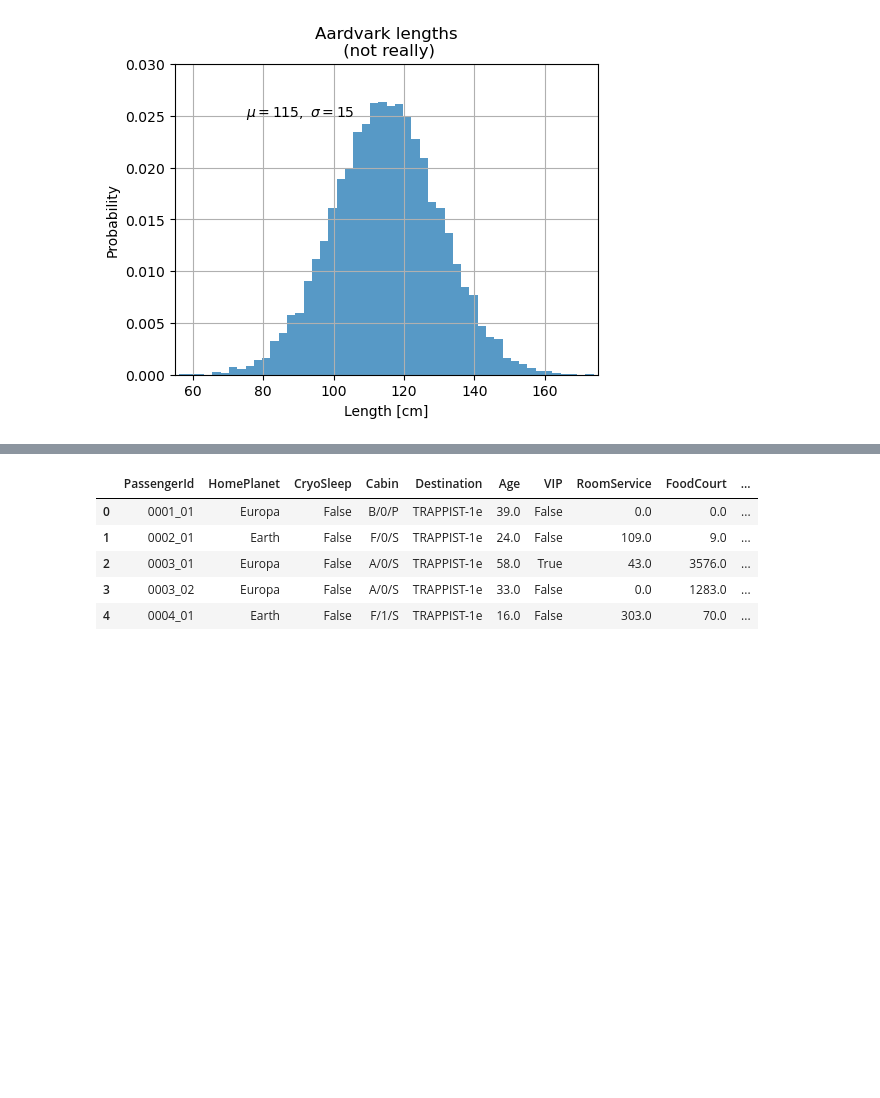
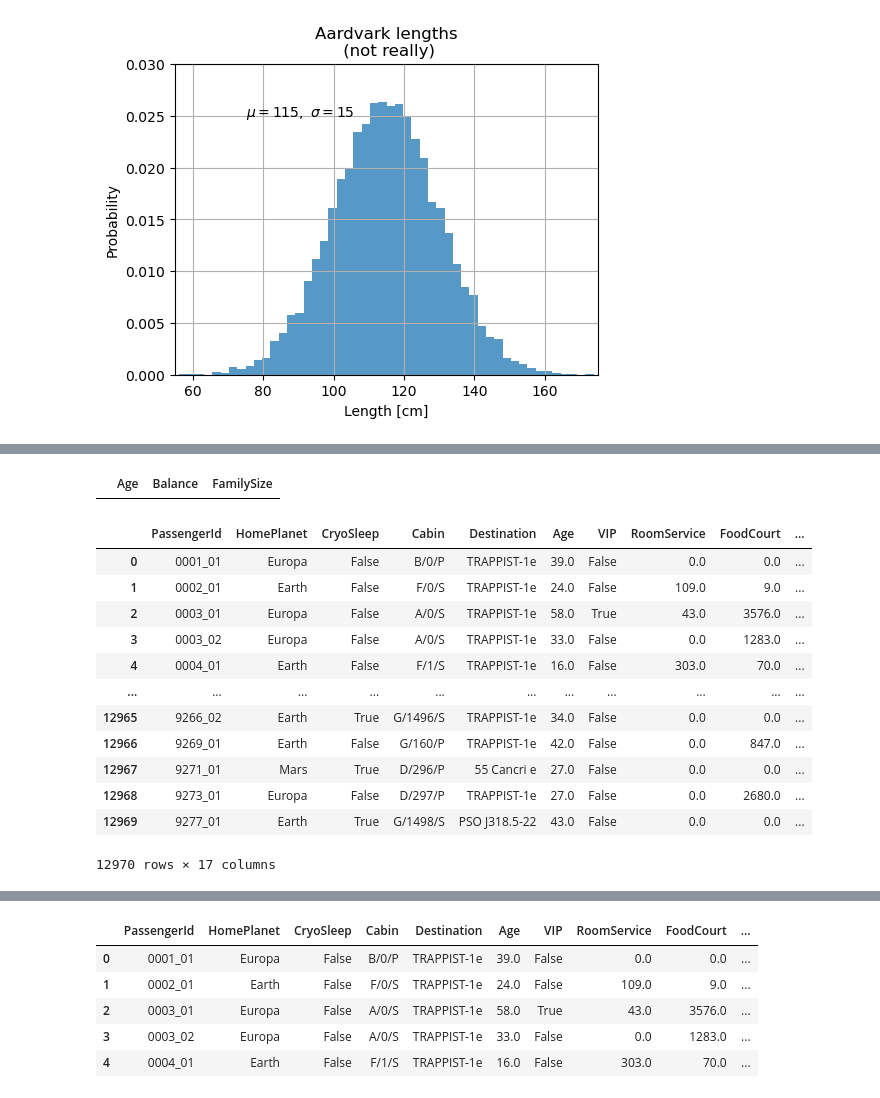
Before and after one commit to aKravtschenko/learning_ml, a Jupyter notebook: spaceship-titanic.ipynb, the cells around one changed output, grey strips where cells are left out. Saved outputs shown, nothing was run; the diff lists cells and outputs as text; code cells hidden in the pictures; blank space fills up the shorter version.

```diff
--- a/spaceship-titanic.ipynb
+++ b/spaceship-titanic.ipynb
@@ -319,7 +319,7 @@ pd.concat(g for _, g in combined.groupby("Name") if len(g) > 1)
 94 rows × 14 columns
 # %%
 # cabins = combined.copy()
-combined["Deck"] = combined["Cabin"].apply(lambda x: str(x).split("/")[0] if pd.notnull(x) else x)
+combined["Deck"] = combined["Cabin"].apply(lambda x: str(x).split("/")[0] if pd.notnull(x) else "M")
 
 # cabins["FamilySize"] = cabins.groupby("Cabin")["Cabin"].transform("count")
 # %%
@@ -375,0 +388,13 @@ ax.grid(True)
+# %%
+combined["Balance"] = combined[num_cols].sum(axis=1)
+
+df_all_corr = (
+    combined.select_dtypes(include=[np.number])
+    .corr()
+    .abs()
+    .unstack()
+    .sort_values(kind="quicksort", ascending=False)
+    .reset_index()
+)
+df_all_corr.rename(columns={"level_0": "Feature 1", "level_1": "Feature 2", 0: "Correlation Coefficient"}, inplace=True)
+df_all_corr[df_all_corr["Feature 1"] == "Age"]
@@ -375,0 +412,4 @@ ax.grid(True)
+# %%
+fill_age = combined.groupby(["Balance", "FamilySize"])["Age"].transform("median")
+combined["Age"].fillna(fill_age, inplace=True)
+combined["Age"].fillna(combined["Age"].median(), inplace=True)
@@ -375,0 +438,21 @@ ax.grid(True)
+# %%
+mask = combined["Age"].isna()
+combined.loc[mask, ["Age", "Balance", "FamilySize"]].head()
+# %% [output]
+|  | Age | Balance | FamilySize |
+# %%
+combined
+# %% [output]
+|  | PassengerId | HomePlanet | CryoSleep | Cabin | Destination | Age | VIP | RoomService | FoodCourt | ... |
+| 0 | 0001_01 | Europa | False | B/0/P | TRAPPIST-1e | 39.0 | False | 0.0 | 0.0 | ... |
+| 1 | 0002_01 | Earth | False | F/0/S | TRAPPIST-1e | 24.0 | False | 109.0 | 9.0 | ... |
+| 2 | 0003_01 | Europa | False | A/0/S | TRAPPIST-1e | 58.0 | True | 43.0 | 3576.0 | ... |
+| 3 | 0003_02 | Europa | False | A/0/S | TRAPPIST-1e | 33.0 | False | 0.0 | 1283.0 | ... |
+| 4 | 0004_01 | Earth | False | F/1/S | TRAPPIST-1e | 16.0 | False | 303.0 | 70.0 | ... |
+| ... | ... | ... | ... | ... | ... | ... | ... | ... | ... | ... |
+| 12965 | 9266_02 | Earth | True | G/1496/S | TRAPPIST-1e | 34.0 | False | 0.0 | 0.0 | ... |
+| 12966 | 9269_01 | Earth | False | G/160/P | TRAPPIST-1e | 42.0 | False | 0.0 | 847.0 | ... |
+| 12967 | 9271_01 | Mars | True | D/296/P | 55 Cancri e | 27.0 | False | 0.0 | 0.0 | ... |
+| 12968 | 9273_01 | Europa | False | D/297/P | TRAPPIST-1e | 27.0 | False | 0.0 | 2680.0 | ... |
+| 12969 | 9277_01 | Earth | True | G/1498/S | PSO J318.5-22 | 43.0 | False | 0.0 | 0.0 | ... |
+12970 rows × 17 columns
```
Also changed, not shown: parts of 16 cells of this notebook.
